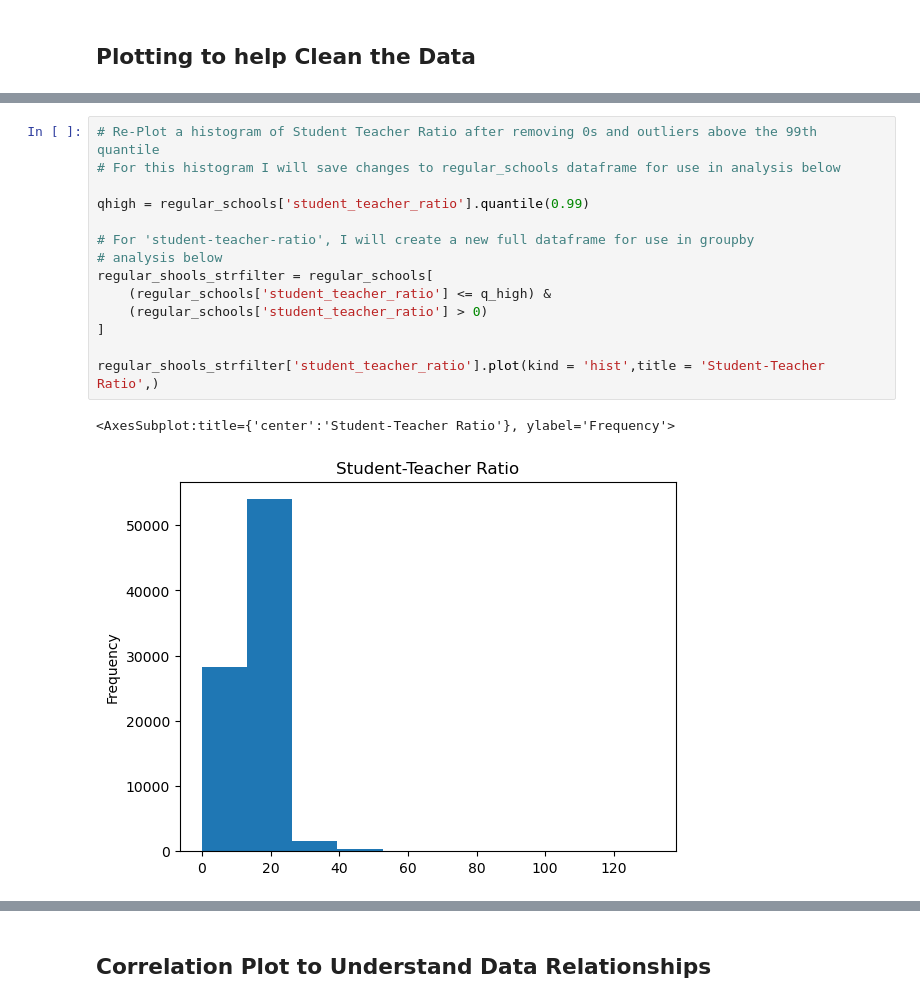
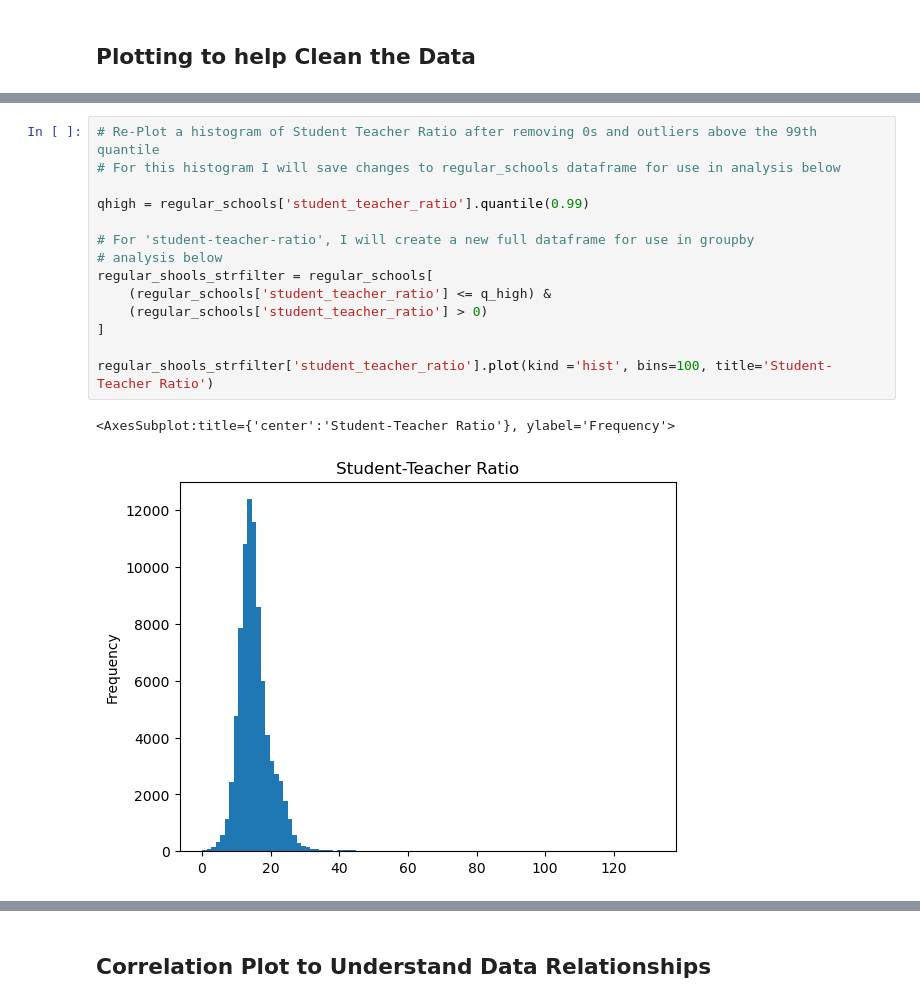
Before and after one commit to redtea3930/US_School_Analysis, a Jupyter notebook: public_school_analysis.ipynb, the cells around one changed output, grey strips where cells are left out. Drawn from its saved outputs; the diff is of its cells as text.

```diff
--- a/public_school_analysis.ipynb
+++ b/public_school_analysis.ipynb
@@ -278,18 +304,18 @@ filter_teachers.plot(kind = 'box',title = 'Teachers',)
 # %%
 # Re-Plot a histogram of Student Teacher Ratio after removing 0s and outliers above the 99th quantile
 # For this histogram I will save changes to regular_schools dataframe for use in analysis below
 
 qhigh = regular_schools['student_teacher_ratio'].quantile(0.99)
 
 # For 'student-teacher-ratio', I will create a new full dataframe for use in groupby
 # analysis below
 regular_shools_strfilter = regular_schools[
     (regular_schools['student_teacher_ratio'] <= q_high) &
     (regular_schools['student_teacher_ratio'] > 0)
 ]
 
-regular_shools_strfilter['student_teacher_ratio'].plot(kind = 'hist',title = 'Student-Teacher Ratio',)
+regular_shools_strfilter['student_teacher_ratio'].plot(kind ='hist', bins=100, title='Student-Teacher Ratio')
 # %% [output]
 <AxesSubplot:title={'center':'Student-Teacher Ratio'}, ylabel='Frequency'>
-[figure, old version]
+[figure, new version]
 # %%
```
Also changed, not shown: parts of 40 cells of this notebook, 1 other file.
